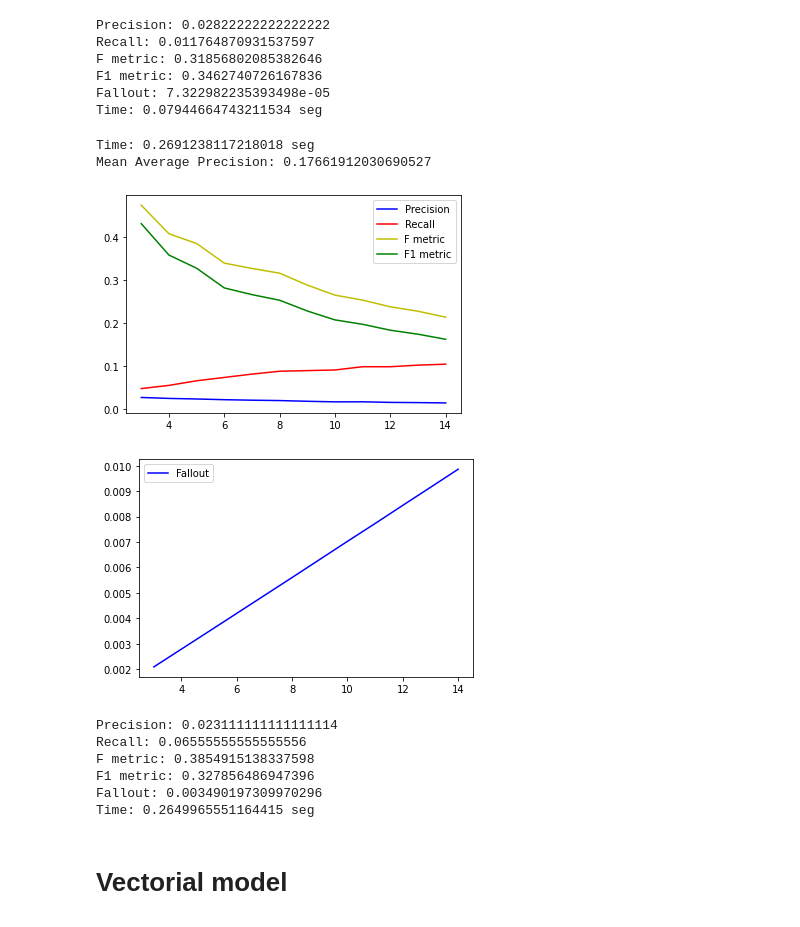
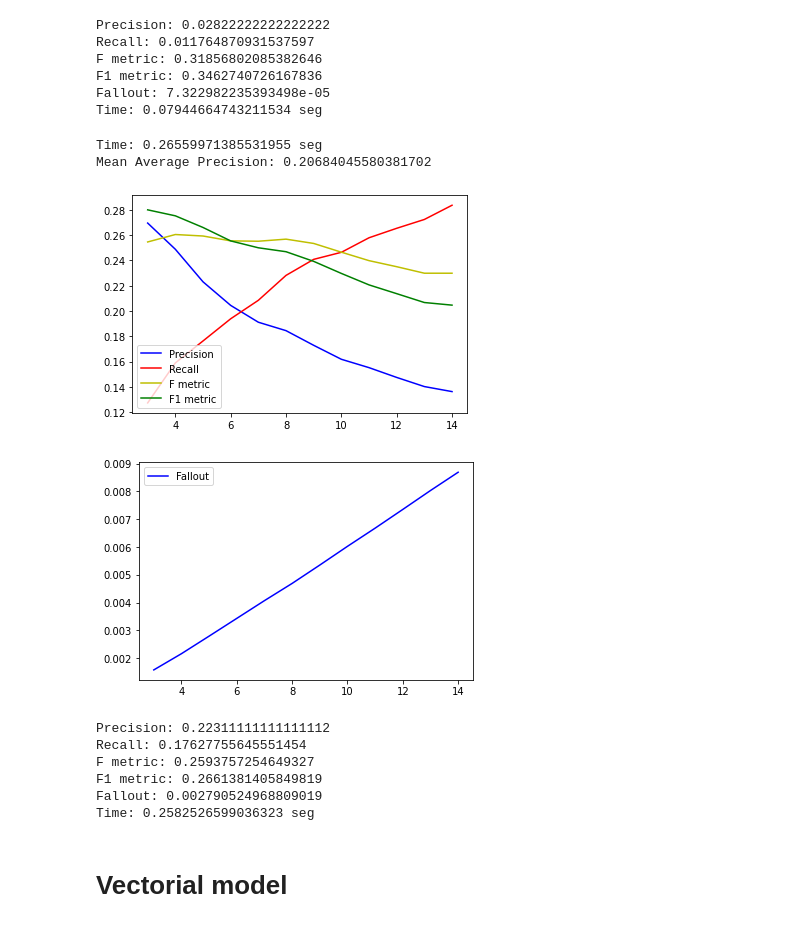
Before and after one commit to NinjaProgrammers/Information-Recovery-Systems, a Jupyter notebook: evaluation.ipynb, the cells around one changed output. Saved outputs shown, nothing was run; the diff lists cells and outputs as text; code cells hidden in the pictures.

```diff
--- a/evaluation.ipynb
+++ b/evaluation.ipynb
@@ -99,44 +99,44 @@ F1 metric: 0.3462740726167836
 Fallout: 7.322982235393498e-05
 Time: 0.07944664743211534 seg
 # %%
-relevant_fun = lambda q: [i[1] for i in q.relevant if i[2] == 1]
+relevant_fun = lambda q: [i[1] for i in q.relevant if i[2]]
 consult_fun = lambda q: booleanModel.Consult(q, relaxed=True)
 _, _, _, _, _, t, m  = evaluate_model(relevant_fun, consult_fun)
 
 print("Time:", mean(t), "seg")
 print("Mean Average Precision:", mean(m))
 # %% [output]
-Time: 0.2691238117218018 seg
-Mean Average Precision: 0.17661912030690527
+Time: 0.26559971385531955 seg
+Mean Average Precision: 0.20684045580381702
 # %%
 x = np.arange(3, 15)
 ps, rs, fs, f1s, fls = [], [], [], [], []
 
 for i in x:
-    relevant_fun = lambda q: [i[1] for i in q.relevant if i[2] == 1]
+    relevant_fun = lambda q: [i[1] for i in q.relevant if i[2]]
     consult_fun = lambda q: booleanModel.Consult(q, size=i, relaxed=True)
     p, r, f, f1, fl, _, _  = evaluate_model(relevant_fun, consult_fun)
     ps.append(mean(p))
     rs.append(mean(r))
     fs.append(mean(f))
     f1s.append(mean(f1))
     fls.append(mean(fl))
 
 plt.plot(x, ps, 'b', label='Precision')
 plt.plot(x, rs, 'r', label='Recall')
 plt.plot(x, fs, 'y', label='F metric')
 plt.plot(x, f1s, 'g', label='F1 metric')
 plt.legend()
 
 plt.figure()
 plt.plot(x, fls, 'b', label='Fallout')
 plt.legend()
 plt.show()
 # %% [output]
-[figure, old version]
+[figure, new version]
-[figure, old version]
+[figure, new version]
 # %%
-relevant_fun = lambda q: [i[1] for i in q.relevant if i[2] == 1]
+relevant_fun = lambda q: [i[1] for i in q.relevant if i[2]]
 consult_fun = lambda q: booleanModel.Consult(q, size=5, relaxed=True)
 p, r, f, f1, fl, t, _  = evaluate_model(relevant_fun, consult_fun)
 
@@ -147,12 +147,12 @@ print("F1 metric:", mean(f1))
 print("Fallout:", mean(fl))
 print("Time:", mean(t), "seg")
 # %% [output]
-Precision: 0.023111111111111114
-Recall: 0.06555555555555556
-F metric: 0.3854915138337598
-F1 metric: 0.327856486947396
-Fallout: 0.003490197309970296
-Time: 0.2649965551164415 seg
+Precision: 0.22311111111111112
+Recall: 0.17627755645551454
+F metric: 0.2593757254649327
+F1 metric: 0.2661381405849819
+Fallout: 0.002790524968809019
+Time: 0.2582526599036323 seg
 # %% [markdown]
 # Vectorial model
 # %%
```
Also changed, not shown: parts of 2 cells of this notebook, 5 other files.
